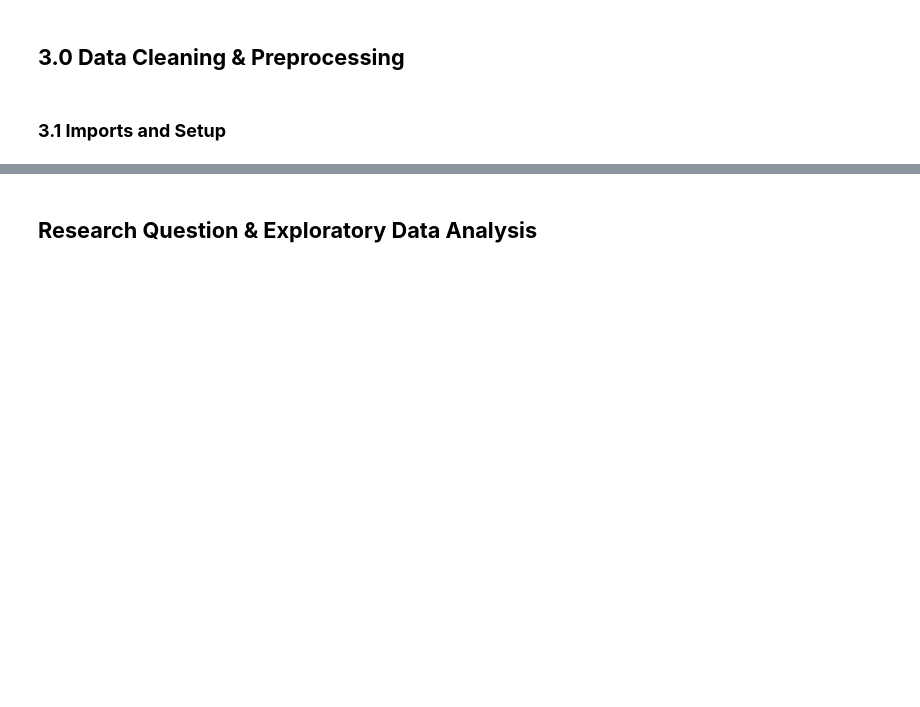
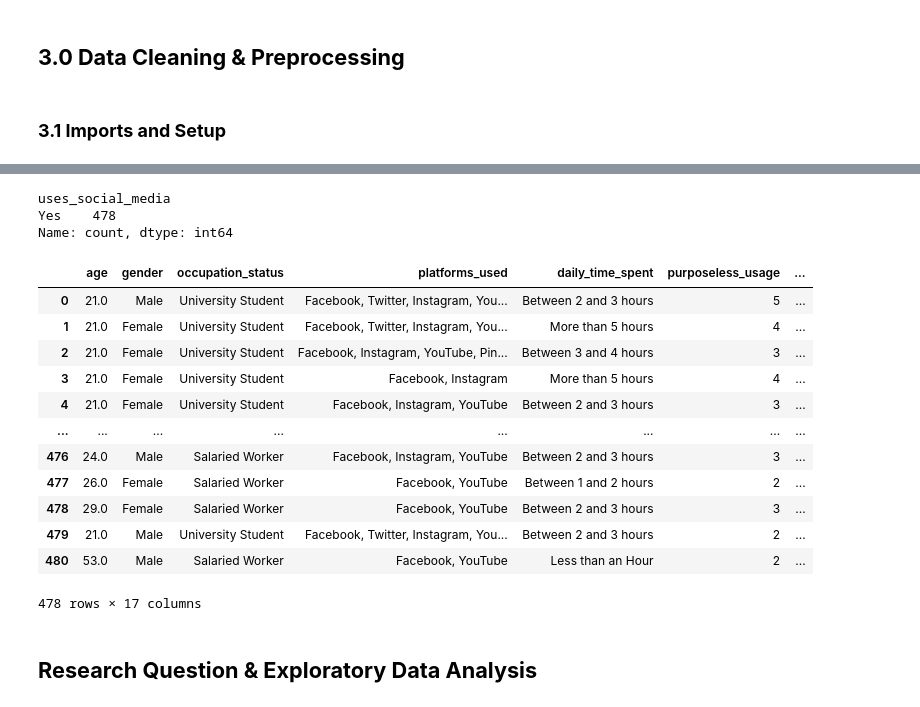
Before and after one commit to klyckman/CSMODEL, a Jupyter notebook: notebooks/Kodiak_Knowers_Notebook.ipynb, the cells around one changed output, grey strips where cells are left out. Drawn from its saved outputs; the diff is of its cells as text; code cells hidden in the pictures; blank space fills up the shorter version.

```diff
--- a/notebooks/Kodiak_Knowers_Notebook.ipynb
+++ b/notebooks/Kodiak_Knowers_Notebook.ipynb
@@ -71,3 +118,31 @@ df3_raw = pd.read_csv("../data/raw/Social_Media_Impact_on_Daily_Lives.csv")
+# %%
+# Remove rows where respondent answered "no" in 'uses_social_media' column.
+df1_clean = df1_clean[df1_clean["uses_social_media"].str.strip().str.lower() == "yes"].copy()
+
+df1_clean["uses_social_media"].value_counts(dropna=False)
+# %% [output]
+uses_social_media
+Yes    478
+Name: count, dtype: int64
+# %%
+# Drop column since we now filtered out all non-social media users
+df1_clean = df1_clean.drop(columns=["uses_social_media"])
+
+df1_clean
+# %% [output]
+|  | age | gender | occupation_status | platforms_used | daily_time_spent | purposeless_usage | ... |
+| 0 | 21.0 | Male | University Student | Facebook, Twitter, Instagram, You... | Between 2 and 3 hours | 5 | ... |
+| 1 | 21.0 | Female | University Student | Facebook, Twitter, Instagram, You... | More than 5 hours | 4 | ... |
+| 2 | 21.0 | Female | University Student | Facebook, Instagram, YouTube, Pin... | Between 3 and 4 hours | 3 | ... |
+| 3 | 21.0 | Female | University Student | Facebook, Instagram | More than 5 hours | 4 | ... |
+| 4 | 21.0 | Female | University Student | Facebook, Instagram, YouTube | Between 2 and 3 hours | 3 | ... |
+| ... | ... | ... | ... | ... | ... | ... | ... |
+| 476 | 24.0 | Male | Salaried Worker | Facebook, Instagram, YouTube | Between 2 and 3 hours | 3 | ... |
+| 477 | 26.0 | Female | Salaried Worker | Facebook, YouTube | Between 1 and 2 hours | 2 | ... |
+| 478 | 29.0 | Female | Salaried Worker | Facebook, YouTube | Between 2 and 3 hours | 3 | ... |
+| 479 | 21.0 | Male | University Student | Facebook, Twitter, Instagram, You... | Between 2 and 3 hours | 2 | ... |
+| 480 | 53.0 | Male | Salaried Worker | Facebook, YouTube | Less than an Hour | 2 | ... |
+478 rows × 17 columns
 # %% [markdown]
 ## **Research Question & Exploratory Data Analysis**
 # %% [markdown]
```
Also changed, not shown: parts of 2 cells of this notebook.
